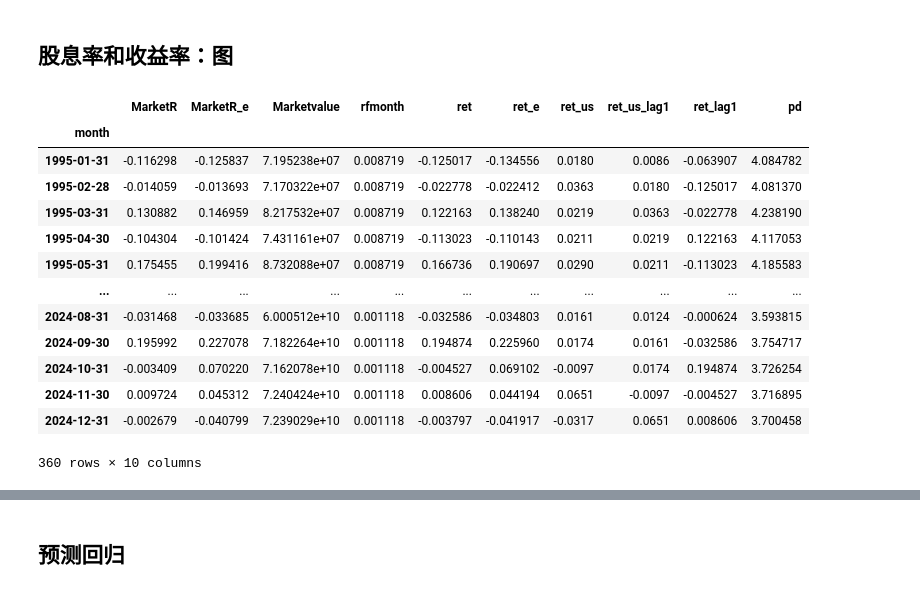
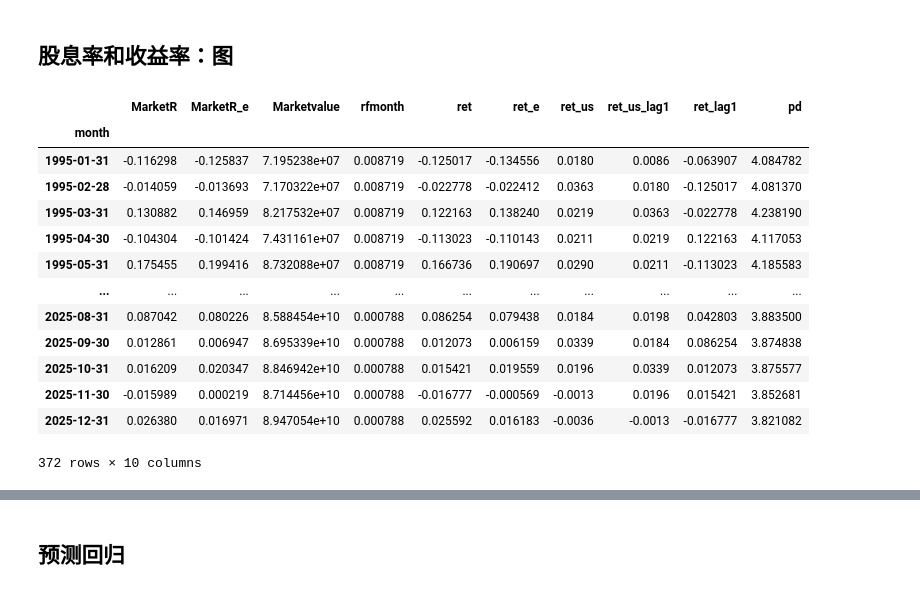
Before and after one commit to chenghang1989/Asset-Pricing-Homework, a Jupyter notebook: Homework1.ipynb, the cells around one changed output, grey strips where cells are left out. Drawn from its saved outputs; the diff is of its cells as text; code cells hidden in the pictures.

```diff
--- a/Homework1.ipynb
+++ b/Homework1.ipynb
@@ -469,7 +479,7 @@ dividends = dividends[(dividends['Stkcd'].str.startswith(('0', '3', '6'))) & (~d
 dividends['month'] = dividends['month'] + MonthEnd(0)
 
 # Filter rows where 'month' is less than or equal to December 2024
-dividends = dividends[dividends['month'] <= '2024-12-31']
+dividends = dividends[dividends['month'] <= '2025-12-31']
 
 dividends
 # %% [output]
@@ -493,7 +503,7 @@ https://share.weiyun.com/6ZJvOFNb
 import pyreadr
 
 # Read the RDS file
-ret_day_ST = pyreadr.read_r('Data/ret_day_ST2024.RDS')
+ret_day_ST = pyreadr.read_r('/Volumes/BetAlpha/Asset Pricing/Data/Output/ret_day_ST2025.RDS')
 
 # The result is a dictionary where keys are the names of objects in the RDS file.
 # Usually, an RDS file contains one object, and you can access it with result[None].
@@ -563,8 +573,9 @@ Dividend['d'] = Dividend['Amount'].astype(float) * Dividend['A_float_shares'].as
 Dividend_market = Dividend.dropna(subset=['Amount']).groupby('month').agg({'d':'sum'}).reset_index()
 Value_market = Dividend.dropna(subset=['CirculationValue']).groupby('month').agg({'CirculationValue':'sum'}).reset_index()
 
-# Merge the two DataFrames
+# Merge the two DataFrames (对没有股息的月份使用 right join 补齐并填充0)
 Dividend_market = pd.merge(Dividend_market, Value_market, on='month', how='right')
+Dividend_market['d'] = Dividend_market['d'].fillna(0)
 Dividend_market
 # %% [output]
 |  | month | d | CirculationValue |
@@ -610,7 +621,7 @@ Dividend_market['pd'] = np.log(Dividend_market['CirculationValue'] / Dividend_ma
 Price_dividend_mon = Dividend_market[['month', 'pd']]
 
 Price_dividend_mon.set_index('month', inplace=True)
-Price_dividend_mon = Price_dividend_mon['1995-01-01':'2024-12-31']
+Price_dividend_mon = Price_dividend_mon['1995-01-01':'2025-12-31']
 Price_dividend_mon
 # %% [output]
 |  | pd |
@@ -654,23 +665,23 @@ plt.show();
 ## 股息率和收益率：图
 # %%
 ts_pd = ts.merge(Price_dividend_mon, on='month', how='left')
-ts_pd = ts_pd['1995-01-01':'2024-12-31']
+ts_pd = ts_pd['1995-01-01':'2025-12-31']
 ts_pd
 # %% [output]
 |  | MarketR | MarketR_e | Marketvalue | rfmonth | ret | ret_e | ret_us | ret_us_lag1 | ret_lag1 | pd |
 | month |  |  |  |  |  |  |  |  |  |  |
 | 1995-01-31 | -0.116298 | -0.125837 | 7.195238e+07 | 0.008719 | -0.125017 | -0.134556 | 0.0180 | 0.0086 | -0.063907 | 4.084782 |
 | 1995-02-28 | -0.014059 | -0.013693 | 7.170322e+07 | 0.008719 | -0.022778 | -0.022412 | 0.0363 | 0.0180 | -0.125017 | 4.081370 |
 | 1995-03-31 | 0.130882 | 0.146959 | 8.217532e+07 | 0.008719 | 0.122163 | 0.138240 | 0.0219 | 0.0363 | -0.022778 | 4.238190 |
 | 1995-04-30 | -0.104304 | -0.101424 | 7.431161e+07 | 0.008719 | -0.113023 | -0.110143 | 0.0211 | 0.0219 | 0.122163 | 4.117053 |
 | 1995-05-31 | 0.175455 | 0.199416 | 8.732088e+07 | 0.008719 | 0.166736 | 0.190697 | 0.0290 | 0.0211 | -0.113023 | 4.185583 |
 | ... | ... | ... | ... | ... | ... | ... | ... | ... | ... | ... |
-| 2024-08-31 | -0.031468 | -0.033685 | 6.000512e+10 | 0.001118 | -0.032586 | -0.034803 | 0.0161 | 0.0124 | -0.000624 | 3.593815 |
-| 2024-09-30 | 0.195992 | 0.227078 | 7.182264e+10 | 0.001118 | 0.194874 | 0.225960 | 0.0174 | 0.0161 | -0.032586 | 3.754717 |
-| 2024-10-31 | -0.003409 | 0.070220 | 7.162078e+10 | 0.001118 | -0.004527 | 0.069102 | -0.0097 | 0.0174 | 0.194874 | 3.726254 |
-| 2024-11-30 | 0.009724 | 0.045312 | 7.240424e+10 | 0.001118 | 0.008606 | 0.044194 | 0.0651 | -0.0097 | -0.004527 | 3.716895 |
-| 2024-12-31 | -0.002679 | -0.040799 | 7.239029e+10 | 0.001118 | -0.003797 | -0.041917 | -0.0317 | 0.0651 | 0.008606 | 3.700458 |
+| 2025-08-31 | 0.087042 | 0.080226 | 8.588454e+10 | 0.000788 | 0.086254 | 0.079438 | 0.0184 | 0.0198 | 0.042803 | 3.883500 |
+| 2025-09-30 | 0.012861 | 0.006947 | 8.695339e+10 | 0.000788 | 0.012073 | 0.006159 | 0.0339 | 0.0184 | 0.086254 | 3.874838 |
+| 2025-10-31 | 0.016209 | 0.020347 | 8.846942e+10 | 0.000788 | 0.015421 | 0.019559 | 0.0196 | 0.0339 | 0.012073 | 3.875577 |
+| 2025-11-30 | -0.015989 | 0.000219 | 8.714456e+10 | 0.000788 | -0.016777 | -0.000569 | -0.0013 | 0.0196 | 0.015421 | 3.852681 |
+| 2025-12-31 | 0.026380 | 0.016971 | 8.947054e+10 | 0.000788 | 0.025592 | 0.016183 | -0.0036 | -0.0013 | -0.016777 | 3.821082 |
-360 rows × 10 columns
+372 rows × 10 columns
 # %%
 # plot ret pd
 fig, ax = plt.subplots(figsize=(10, 5))
```
Also changed, not shown: parts of 84 cells of this notebook, 6 other files.
